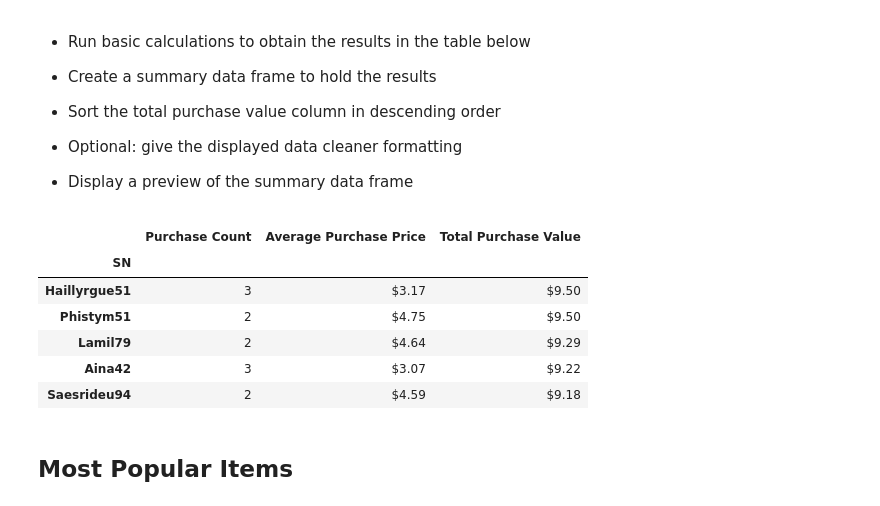
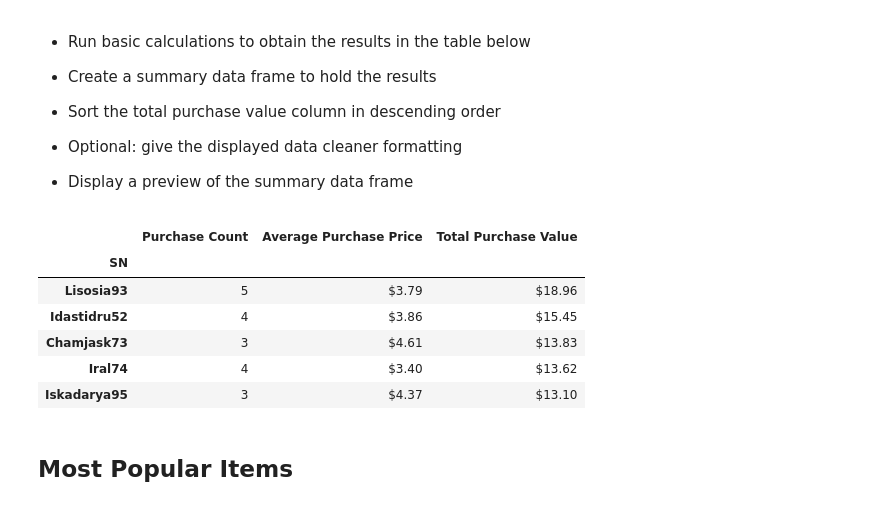
Before and after one commit to spastranas/Python-challenge, a Jupyter notebook: Data Analysis with Python - Sandra Pastrana.ipynb, the cells around one changed output. Cells and saved outputs as stored; diff of their text form; code cells hidden in the pictures.

```diff
--- a/Data Analysis with Python - Sandra Pastrana.ipynb
+++ b/Data Analysis with Python - Sandra Pastrana.ipynb
@@ -270,30 +274,32 @@ AgeDF[["Purchase Count","Average Purchase Price","Total Purchase Value","Avg Tot
 # %%
 
 #group distinct players
-AgeDF=purchase_data.groupby("SN").agg({ "Price":["mean","sum"], "Purchase ID":['nunique']})
+AgeDF=purchase_data.groupby("SN")
+NewDF=AgeDF.mean()
 
 #Create  column
-AgeDF["Purchase Count"] =AgeDF["Purchase ID"]["nunique"]
-AgeDF["Average Purchase Price"] =AgeDF["Price"]["mean"]
-AgeDF["Total Purchase Value"] =AgeDF["Price"]["sum"]
+NewDF["Purchase Count"] =AgeDF["Purchase ID"].nunique()
+NewDF["Average Purchase Price"] =AgeDF["Price"].mean()
+NewDF["Total Purchase Value"] =AgeDF["Price"].sum()
+#unformated for sorting
+NewDF["sortBy"] =AgeDF["Price"].sum()
 
 #format
-AgeDF["Average Purchase Price"]=AgeDF["Average Purchase Price"].map("${:.2f}".format)
-AgeDF["Total Purchase Value"]=AgeDF["Total Purchase Value"].map("${:.2f}".format)
+NewDF["Average Purchase Price"]=NewDF["Average Purchase Price"].map("${:.2f}".format)
+NewDF["Total Purchase Value"]=NewDF["Total Purchase Value"].map("${:.2f}".format)
 
-#Drop multiindex column
-AgeDF.columns = [col[0] for col in AgeDF.columns]
 
 #display
-AgeDF[["Purchase Count","Average Purchase Price","Total Purchase Value"]].sort_values(["Total Purchase Value"] , ascending=False).head(5)
+SortedDF=NewDF[["Purchase Count","Average Purchase Price","Total Purchase Value","sortBy"]].sort_values(["sortBy"] , ascending=False)
+SortedDF[["Purchase Count","Average Purchase Price","Total Purchase Value"]].head(5)
 # %% [output]
 |  | Purchase Count | Average Purchase Price | Total Purchase Value |
 | SN |  |  |  |
-| Haillyrgue51 | 3 | $3.17 | $9.50 |
-| Phistym51 | 2 | $4.75 | $9.50 |
-| Lamil79 | 2 | $4.64 | $9.29 |
-| Aina42 | 3 | $3.07 | $9.22 |
-| Saesrideu94 | 2 | $4.59 | $9.18 |
+| Lisosia93 | 5 | $3.79 | $18.96 |
+| Idastidru52 | 4 | $3.86 | $15.45 |
+| Chamjask73 | 3 | $4.61 | $13.83 |
+| Iral74 | 4 | $3.40 | $13.62 |
+| Iskadarya95 | 3 | $4.37 | $13.10 |
 # %% [markdown]
 ## Most Popular Items
 # %% [raw]
```
Also changed, not shown: parts of 6 cells of this notebook.
